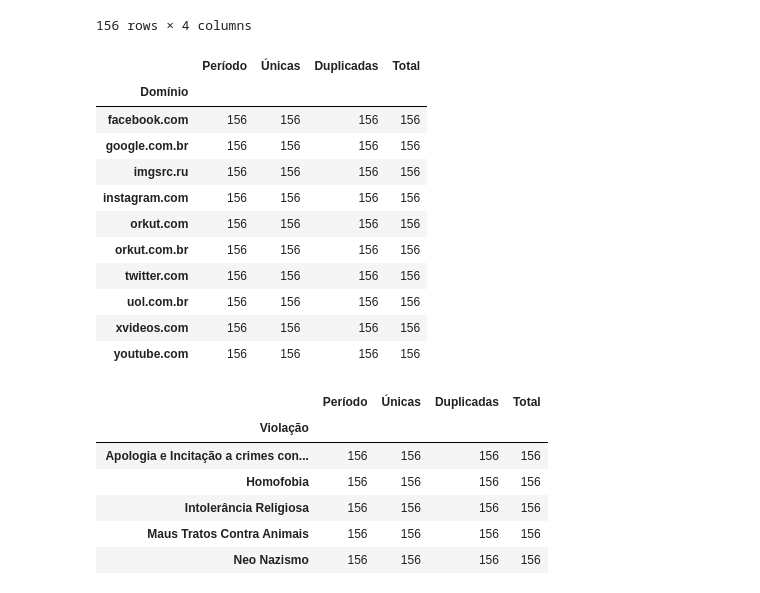
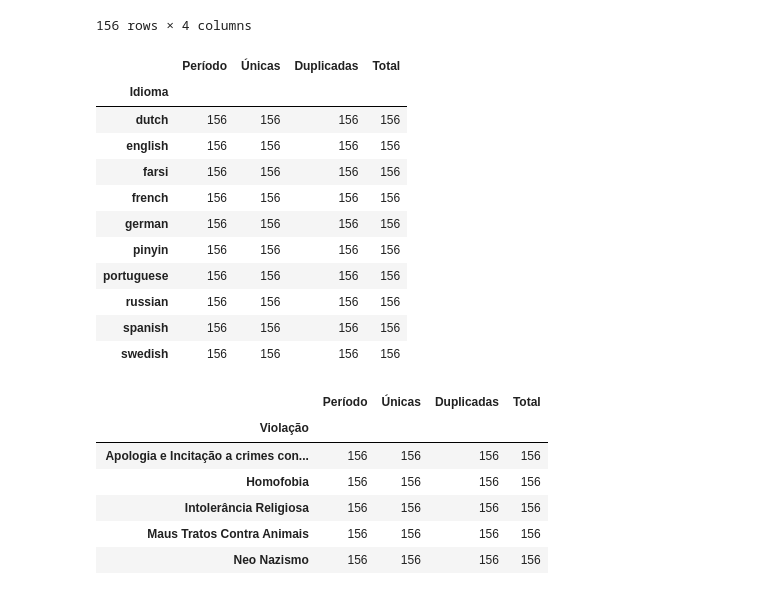
Before and after one commit to DeixeViver/eko-dados, a Jupyter notebook: Notebooks/tratamento_indicadores_cnd.ipynb, the cells around one changed output. Cells and saved outputs as stored; diff of their text form; code cells hidden in the pictures.

```diff
--- a/Notebooks/tratamento_indicadores_cnd.ipynb
+++ b/Notebooks/tratamento_indicadores_cnd.ipynb
@@ -131,20 +157,20 @@ cnd_dominio.groupby("Período").count()
 | 01/12/2018 a 31/12/2018 | 10 | 10 | 10 | 10 |
 156 rows × 4 columns
 # %%
-cnd_dominio.groupby("Domínio").count()
+cnd_idioma.groupby("Idioma").count()
 # %% [output]
 |  | Período | Únicas | Duplicadas | Total |
-| Domínio |  |  |  |  |
-| facebook.com | 156 | 156 | 156 | 156 |
-| google.com.br | 156 | 156 | 156 | 156 |
-| imgsrc.ru | 156 | 156 | 156 | 156 |
-| instagram.com | 156 | 156 | 156 | 156 |
-| orkut.com | 156 | 156 | 156 | 156 |
-| orkut.com.br | 156 | 156 | 156 | 156 |
-| twitter.com | 156 | 156 | 156 | 156 |
-| uol.com.br | 156 | 156 | 156 | 156 |
-| xvideos.com | 156 | 156 | 156 | 156 |
-| youtube.com | 156 | 156 | 156 | 156 |
+| Idioma |  |  |  |  |
+| dutch | 156 | 156 | 156 | 156 |
+| english | 156 | 156 | 156 | 156 |
+| farsi | 156 | 156 | 156 | 156 |
+| french | 156 | 156 | 156 | 156 |
+| german | 156 | 156 | 156 | 156 |
+| pinyin | 156 | 156 | 156 | 156 |
+| portuguese | 156 | 156 | 156 | 156 |
+| russian | 156 | 156 | 156 | 156 |
+| spanish | 156 | 156 | 156 | 156 |
+| swedish | 156 | 156 | 156 | 156 |
 # %%
 cnd_violacao.groupby("Violação").count()
 # %% [output]
```
Also changed, not shown: parts of 4 cells of this notebook.
